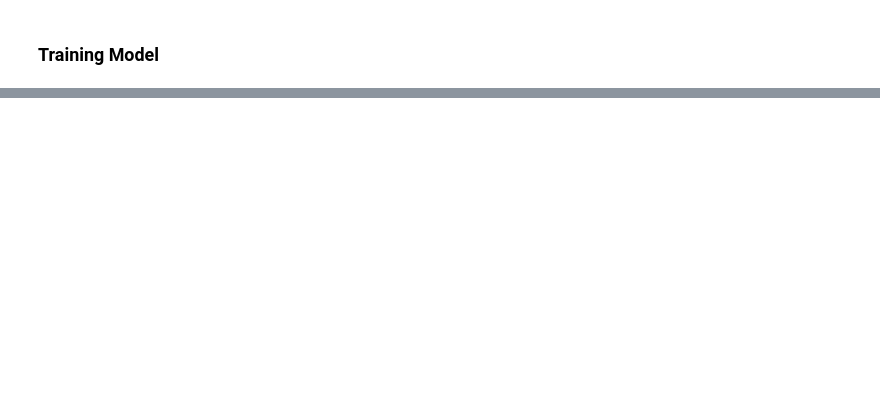
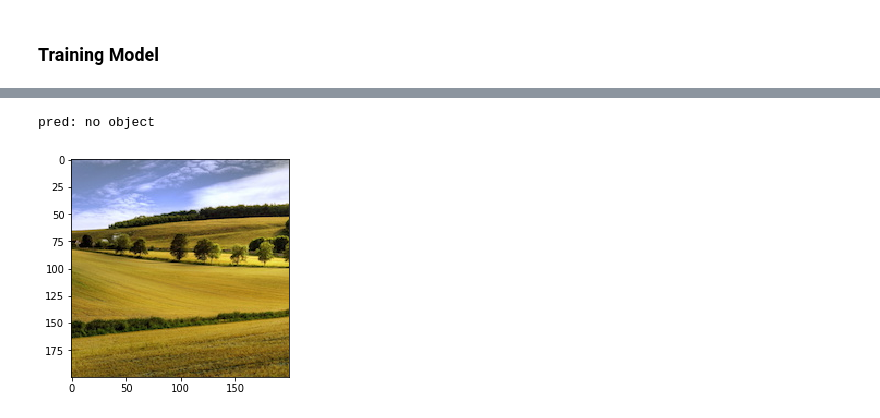
Before and after one commit to Kubaaa96/Computer-Vision-Projects, a Jupyter notebook: Object Localization Project/Object Detection.ipynb, the cells around one changed output, grey strips where cells are left out. Drawn from its saved outputs; the diff is of its cells as text; code cells hidden in the pictures; blank space fills up the shorter version.

```diff
--- a/Object Localization Project/Object Detection.ipynb
+++ b/Object Localization Project/Object Detection.ipynb
@@ -207,0 +302,5 @@ Epoch 5/5
+# %%
+pokemon_prediction_multiclass()
+# %% [output]
+pred: no object
+[figure, added]
```
Also changed, not shown: parts of 11 cells of this notebook.
